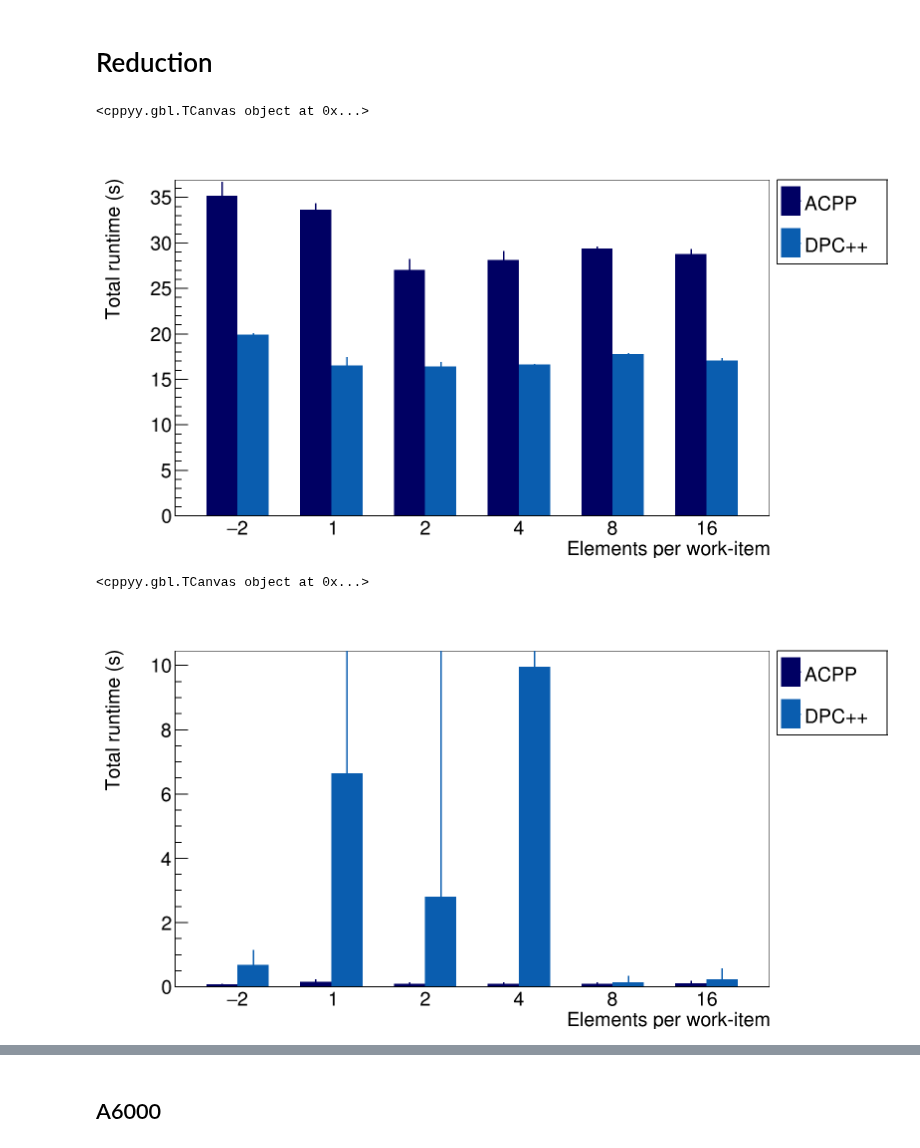
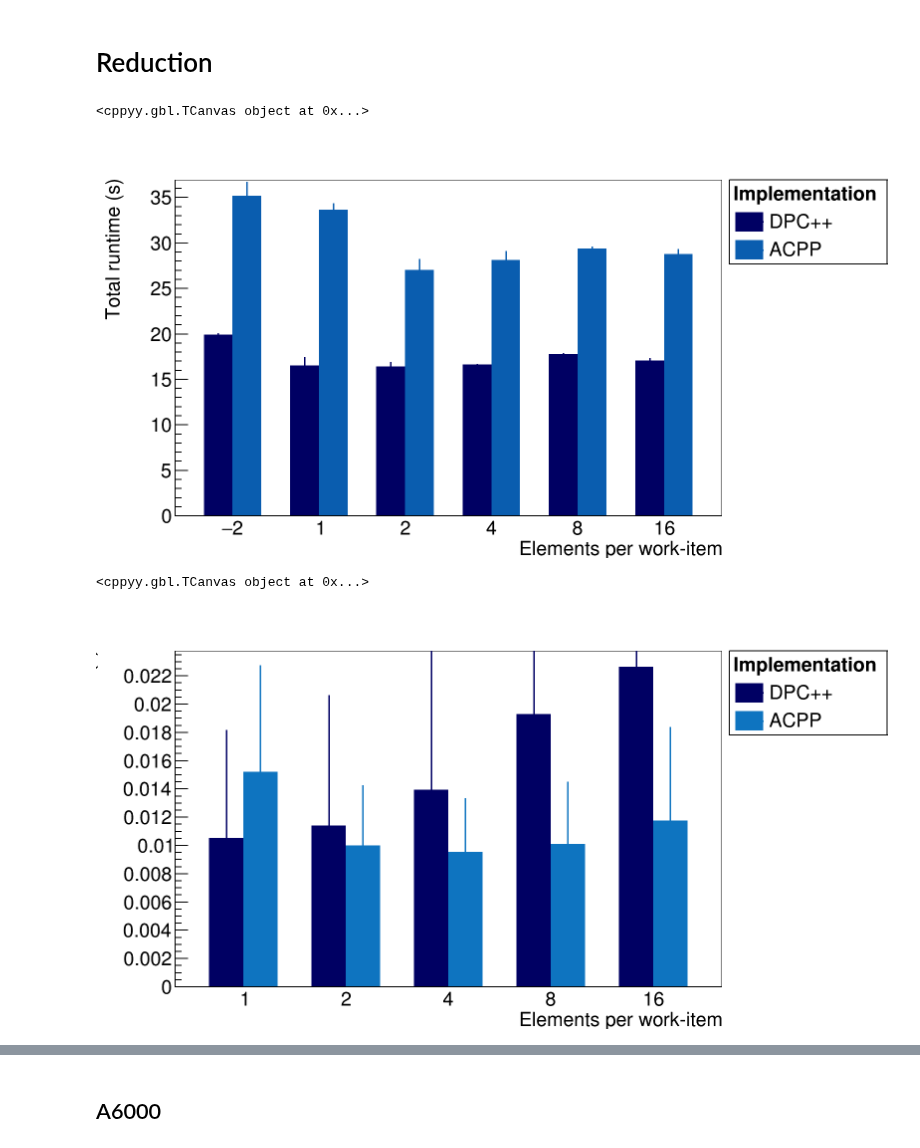
Before and after one commit to jolly-chen/msc-project, a Jupyter notebook: gpu-synchronous/sycl_paper.ipynb, the cells around one changed output, grey strips where cells are left out. Cells and saved outputs as stored; diff of their text form; code cells hidden in the pictures.

Commit message:
Added reduction single vs multi plot

```diff
--- a/gpu-synchronous/sycl_paper.ipynb
+++ b/gpu-synchronous/sycl_paper.ipynb
@@ -560,13 +560,17 @@ selected_red = 8
 w = 800
 h = 450
 c = ROOT.TCanvas("c1", "", w, h)
-c.SetRightMargin(0.33)
-c.SetBottomMargin(0.3)
+
+rmargin = 0.33
+bmargin = 0
+c.SetRightMargin(rmargin)
+# c.SetBottomMargin(bmargin)
+l = ROOT.TLegend(1.01-rmargin,0.55, 1, 0.9)
+l.SetTextSize(0.05)
+l.SetHeader("#bf{Implementation}")
 
 mg = ROOT.TMultiGraph()
 
-l = ROOT.TLegend(0.68, 0.533, 1, 0.9)
-l.SetTextSize(0.05)
 markerstyles = [21, 25, 22, 26, 20, 20]
 
 ROOT.gStyle.SetPalette(ROOT.kRainbow)
@@ -616,7 +620,7 @@ ROOT.gStyle.SetTitleFontSize(0.1)
 
 mg.Draw("a")
 l.Draw()
-c.SaveAs(f"sycl_totalruntime.pdf")
+c.SaveAs(f"../../images/sycl_totalruntime.pdf")
 c.DrawClone()
 # %% [output]
 <cppyy.gbl.TCanvas object at 0x...>
@@ -844,15 +848,17 @@ for ci, cc in enumerate(selected_cc):
                 api_avg = gp_api.mean().loc[arg]
                 api_std = gp_api.std().loc[arg]
 
-                if "Module" in name:
-                    continue
+                # if "Module" in name:
+                #     continue
                 if len(api_avg) == 0 or name not in api_avg.index:
                     continue
-                if get_cell(api_avg, name, "Time (%)") == 0:
-                    continue
+                # if get_cell(api_avg, name, "Time (%)") == 0:
+                #     continue
 
                 val = get_cell(api_avg, name, "Time")
                 color = get_color(name, unique_labels)
+                if not color:
+                    color=ROOT.kBlack
                 h3 = ROOT.TH1F(f"{cc}_{nv}_{name}", "gpu", nbins, 0, nbins)
                 fill_bar(
                     h3,
@@ -1295,7 +1332,7 @@ for ei, env in enumerate(selected_env):
                 arg = (env, selected_gpu, selected_cc,
                        selected_type, selected_distr, nv, selected_bins,
                        selected_bulksize, selected_edges, selected_red)
-            api_avg = gp_api.max().loc[arg]
+            api_avg = gp_api.mean().loc[arg]
             api_std = gp_api.std().loc[arg]
 
             if len(api_avg) == 0 or name not in api_avg.index:
@@ -1541,11 +1578,11 @@ gp_api.mean().loc["CUDA"]
 # Reduction
 # %%
 %jsroot off
-selected_env = ["AdaptiveCpp", "DPC++"]
+selected_env = [ "DPC++","AdaptiveCpp",]
 selected_bulksize = 32768
 selected_type = "USM"
 selected_bins = 1000
-selected_nvals = [1000e6]
+selected_nvals = 1000e6
 selected_gpu = "A4000"
 selected_distr = "uniform"
 selected_edges = True
@@ -1565,10 +1602,13 @@ c = ROOT.TCanvas("c1", title, w, h)
 # c.SetBottomMargin(0)
 
 hs = ROOT.THStack("h1s", "")
-rmargin = 0.15
+rmargin = 0.21
+bmargin = 0
 c.SetRightMargin(rmargin)
-l = ROOT.TLegend(1.01-rmargin, 0.7, 1, 0.9)
+# c.SetBottomMargin(bmargin)
+l = ROOT.TLegend(1.01-rmargin,0.7, 1, 0.9)
 l.SetTextSize(0.05)
+l.SetHeader("#bf{Implementation}")
 
 unique_labels = []
 
@@ -1616,46 +1656,46 @@ ox = ROOT.TGaxis(
     0,
     nbins,  # wmin, wmax
     nbins,
     "Sm",  # ndiv, chopt
 )
 ox.SetTickSize(0)
 ox.SetLabelFont(42)
 ox.SetLabelSize(0.05)
 
 labelbins = range(3, nbins, 3)
 for i in range(nbins + 2):
     if i not in labelbins:
         ox.ChangeLabel(i, -1, 0.0)
 for i, e in enumerate(labelbins):
     ox.ChangeLabel(e, 0, -1, 0, -1, -1, f"{selected_red[i]}")
 ox.Draw()
 
 yaxis = hs.GetYaxis()
 yaxis.SetTitle("Total runtime (s)")
 yaxis.SetTitleSize(0.05)
 yaxis.SetLabelSize(0.05)
 # c.SetLogy()
 
 ROOT.gStyle.SetTitleFontSize(0.1)
 
 l.Draw()
 c.SaveAs(f"../../images/reduction_range.pdf")
 c.DrawClone()
 # %% [output]
 <cppyy.gbl.TCanvas object at 0x...>
-[figure, old version]
+[figure, new version]
 # %%
 %jsroot off
-selected_env = ["AdaptiveCpp", "DPC++"]
+selected_env = [ "DPC++","AdaptiveCpp",]
 selected_bulksize = 32768
 selected_type = "USM"
 selected_bins = 1000
-selected_nvals = [1000e6]
+selected_nvals = [1e8]
 selected_gpu = "A4000"
 selected_distr = "uniform"
 selected_edges = True
 selected_cc = [86]
-selected_red = unique_reduction
+selected_red = unique_reduction[1:]
 
 # nbins = len(selected_env) * len(selected_nvals) + len(selected_nvals) + 1
 nbins = len(selected_env) * len(selected_red) + len(selected_red) + 1
@@ -1670,10 +1710,13 @@ c = ROOT.TCanvas("c1", title, w, h)
 # c.SetBottomMargin(0)
 
 hs = ROOT.THStack("h1s", "")
-rmargin = 0.15
+rmargin = 0.21
+bmargin = 0
 c.SetRightMargin(rmargin)
-l = ROOT.TLegend(1.01-rmargin, 0.7, 1, 0.9)
+# c.SetBottomMargin(bmargin)
+l = ROOT.TLegend(1.01-rmargin,0.7, 1, 0.9)
 l.SetTextSize(0.05)
+l.SetHeader("#bf{Implementation}")
 
 unique_labels = []
 
@@ -1690,7 +1733,7 @@ for ei, env in enumerate(selected_env):
         avg = gp_kernels.mean().loc[arg]
         std = gp_kernels.std().loc[arg]
 
-        color = ROOT.TColor.GetPalette()[50 * ei]
+        color = ROOT.TColor.GetPalette()[60 * ei]
         h3 = ROOT.TH1F(f"{cc}_{nv}_{name}", "gpu", nbins, 0, nbins)
         fill_bar(
             h3,
@@ -1747,10 +1790,11 @@ yaxis.SetLabelSize(0.05)
 
 ROOT.gStyle.SetTitleFontSize(0.1)
 
+# reduction kernels only?
 l.Draw()
 c.SaveAs(f"../../images/reduction_range_kernel.pdf")
 c.DrawClone()
 # %% [output]
 <cppyy.gbl.TCanvas object at 0x...>
-[figure, old version]
+[figure, new version]
 # %%
```
Also changed, not shown: parts of 20 cells of this notebook.
